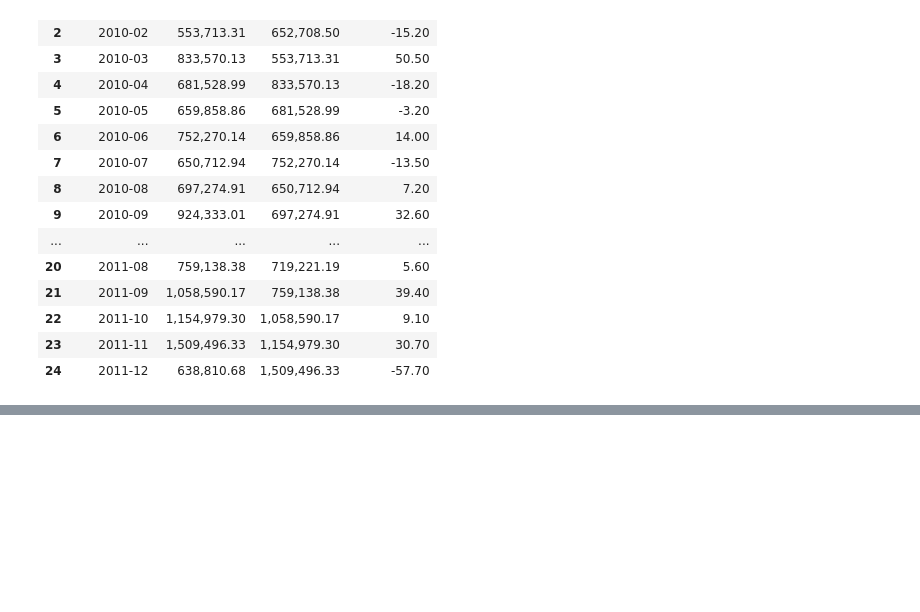
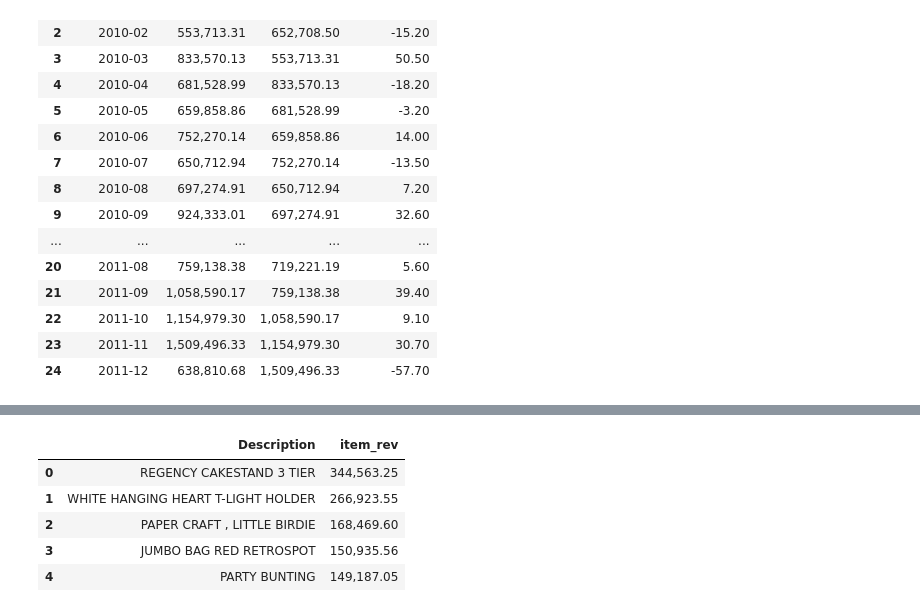
Before and after one commit to z0etar0twh/online-retail-analysis, a Jupyter notebook: online-retail-analysis.ipynb, the cells around one changed output, grey strips where cells are left out. Cells and saved outputs as stored; diff of their text form; code cells hidden in the pictures; blank space fills up the shorter version.

```diff
--- a/online-retail-analysis.ipynb
+++ b/online-retail-analysis.ipynb
@@ -984,0 +1005,22 @@ ORDER BY YearMonth
+# %%
+# Вопрос 2: отдел продаж ищет «надёжные» товары — те, что за всё время принесли суммарно больше 50 000 выручки.
+# Сколько таких товаров и какие они?
+
+q("""
+SELECT Description, SUM(Revenue) AS item_rev
+FROM retail
+WHERE Description NOT IN ('POSTAGE', 'Manual', 'AMAZON FEE', 'DOTCOM POSTAGE', 'Adjust bad debt')
+GROUP BY Description
+HAVING SUM(Revenue) > 50000
+ORDER BY item_rev DESC
+LIMIT 5
+""")
+
+# Товаров 31
+# %% [output]
+|  | Description | item_rev |
+| 0 | REGENCY CAKESTAND 3 TIER | 344,563.25 |
+| 1 | WHITE HANGING HEART T-LIGHT HOLDER | 266,923.55 |
+| 2 | PAPER CRAFT , LITTLE BIRDIE | 168,469.60 |
+| 3 | JUMBO BAG RED RETROSPOT | 150,935.56 |
+| 4 | PARTY BUNTING | 149,187.05 |
```
Also changed, not shown: parts of 6 cells of this notebook.
